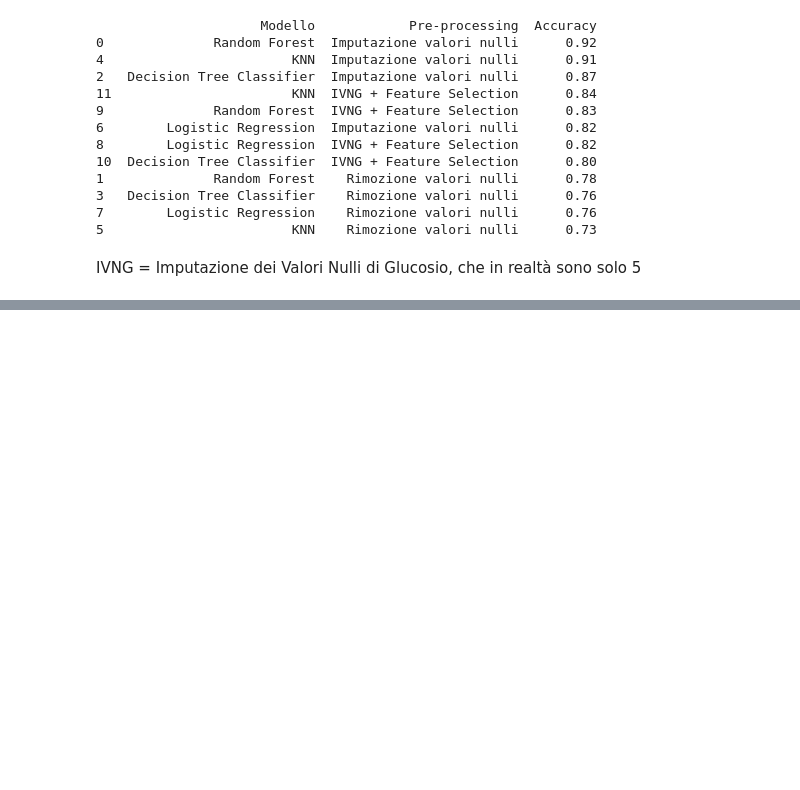
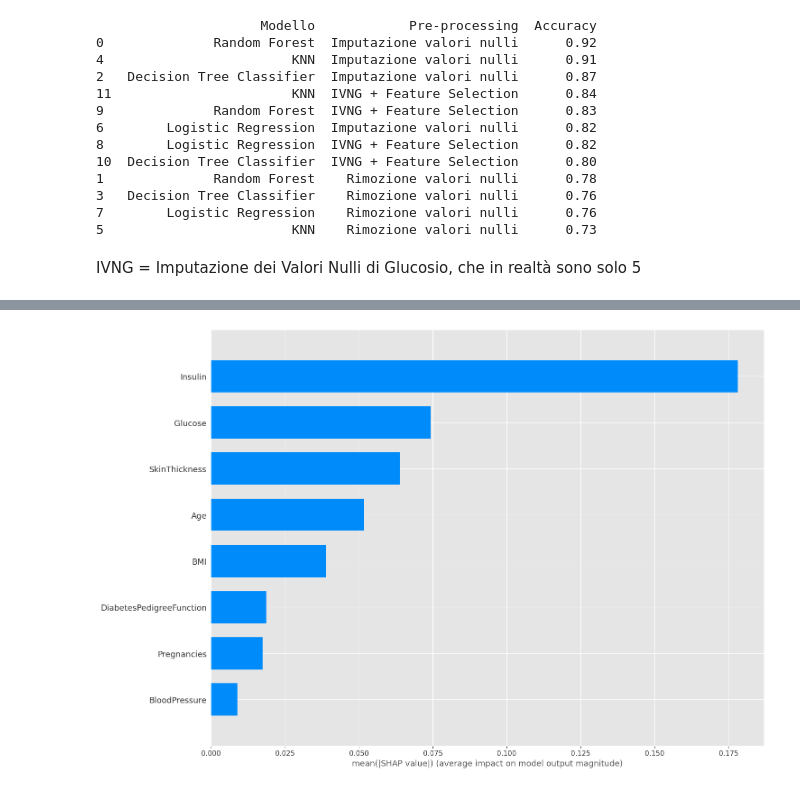
Before and after one commit to FrancescaSaraco/Tirocinio, a Jupyter notebook: diabeteNotebook.ipynb, the cells around one changed output, grey strips where cells are left out. Cells and saved outputs as stored; diff of their text form; code cells hidden in the pictures; blank space fills up the shorter version.

```diff
--- a/diabeteNotebook.ipynb
+++ b/diabeteNotebook.ipynb
@@ -1422,0 +1526,13 @@ IVNG = Imputazione dei Valori Nulli di Glucosio, che in realtà sono solo 5
+# %%
+import shap
+best_rfc.fit(x_train, y_train)
+explainer_kp = shap.TreeExplainer(best_rfc)
+shap_values_kp = explainer_kp.shap_values(x_test)
+
+# Estrai i valori SHAP per la classe positiva
+shap_values_class_1 = shap_values_kp[:, :, 1]
+
+# Genera il grafico a barre con tutte le feature
+shap.summary_plot(shap_values_class_1, x_test, plot_type="bar", max_display=8, plot_size=(15, 10))
+# %% [output]
+[figure, added]
```
Also changed, not shown: parts of 19 cells of this notebook.
